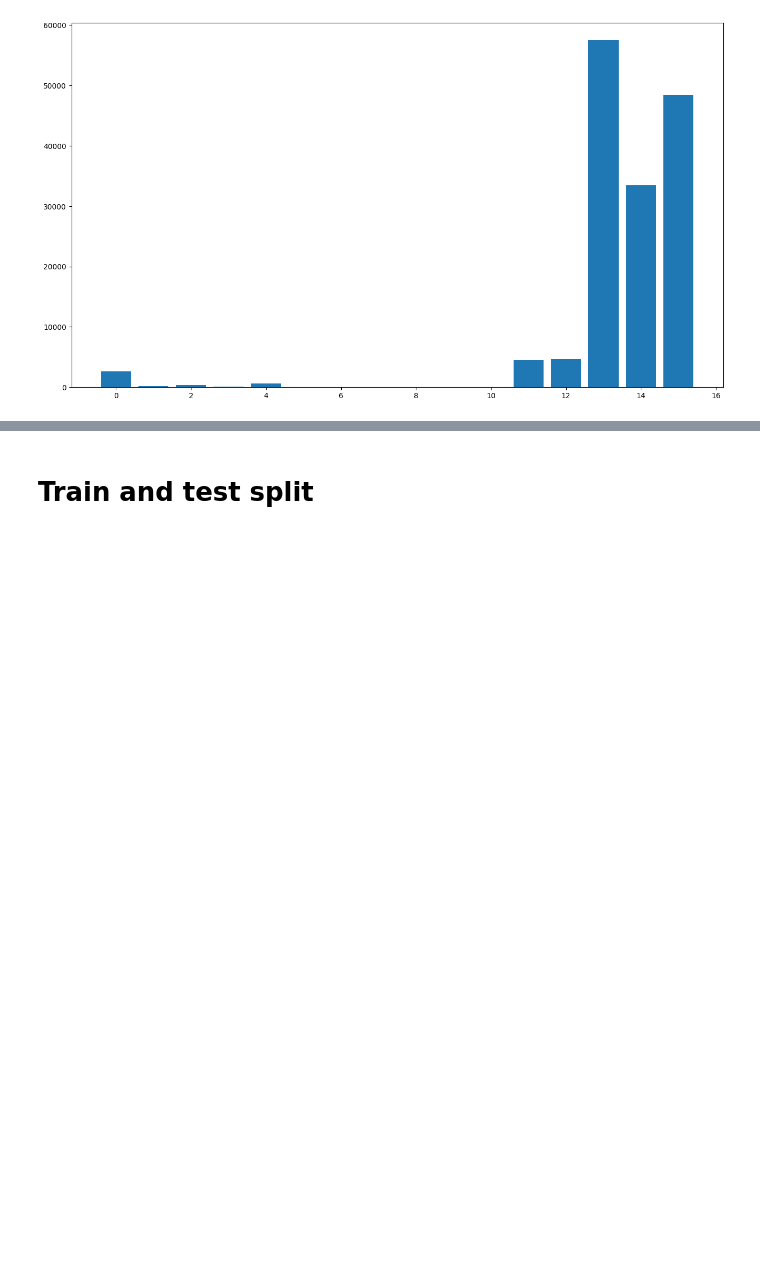
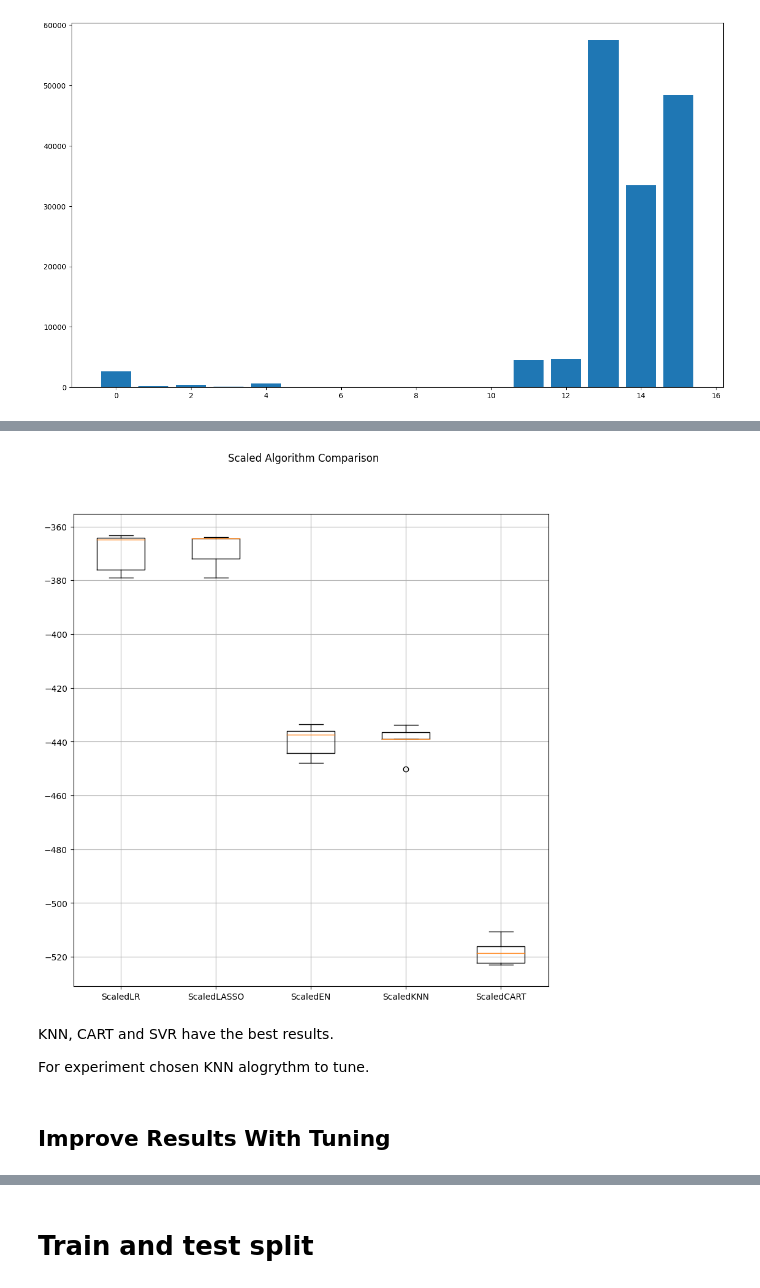
Before and after one commit to mrMichalR/blueberry_yield, a Jupyter notebook: blueberry_yield_prediction.ipynb, the cells around one changed output, grey strips where cells are left out. Drawn from its saved outputs; the diff is of its cells as text; code cells hidden in the pictures; blank space fills up the shorter version.

```diff
--- a/blueberry_yield_prediction.ipynb
+++ b/blueberry_yield_prediction.ipynb
@@ -681,0 +827,14 @@ Feature 15: 1.150976
+# %%
+print('Train result')
+regression_results(df_train['yield'], pred_2deg_train)
+evaluation_results.update({'Polynomial Feature': regression_results(df_train['yield'], pred_2deg_train)})
+# fig, ax = plt.subplots()
+# ax.scatter(y_train, pred_2deg_train)
+# plt.show()
+
+# print('\nTest result')
+# regression_results(y_test_water_air, pred_2deg_test)
+
+# fig, ax = plt.subplots()
+# ax.scatter(y_test, pred_2deg_test)
+# plt.show()
@@ -681,0 +882,19 @@ Feature 15: 1.150976
+# %%
+# Standardize the dataset
+pipelines = []
+pipelines.append(('Scaled LR', Pipeline([('Scaler', StandardScaler()),('LR', LinearRegression())])))
+pipelines.append(('Scaled LASSO', Pipeline([('Scaler', StandardScaler()),('LASSO', Lasso())])))
+pipelines.append(('Scaled EN', Pipeline([('Scaler', StandardScaler()),('EN', ElasticNet())])))
+pipelines.append(('Scaled KNN', Pipeline([('Scaler', StandardScaler()),('KNN', KNeighborsRegressor())])))
+pipelines.append(('Scaled CART', Pipeline([('Scaler', StandardScaler()),('CART', DecisionTreeRegressor())])))
+# pipelines.append(('ScaledSVR', Pipeline([('Scaler', StandardScaler()),('SVR', SVR())])))
+results = []
+names = []
+for name, model in pipelines:
+  kfold = KFold(n_splits=num_folds)
+  cv_results = cross_val_score(model, df_train.iloc[:,0:16], df_train['yield'], cv=kfold, scoring=scoring)
+  results.append(cv_results)
+  names.append(name)
+  msg = "%s: %f (%f)" % (name, cv_results.mean(), cv_results.std())
+  print(msg)
+  evaluation_results.update({name: cv_results.mean()})
@@ -681,0 +927,17 @@ Feature 15: 1.150976
+# %%
+# Compare Algorithms
+fig = plt.figure(figsize=(10,10))
+fig.suptitle('Scaled Algorithm Comparison')
+ax = fig.add_subplot(111)
+plt.boxplot(results)
+plt.grid()
+ax.set_xticklabels(names)
+plt.show()
+# %% [output]
+[figure, added]
+# %% [markdown]
+KNN, CART and SVR have the best results.
+
+For experiment chosen KNN alogrythm to tune.
+# %% [markdown]
+## Improve Results With Tuning
```
Also changed, not shown: parts of 52 cells of this notebook.
